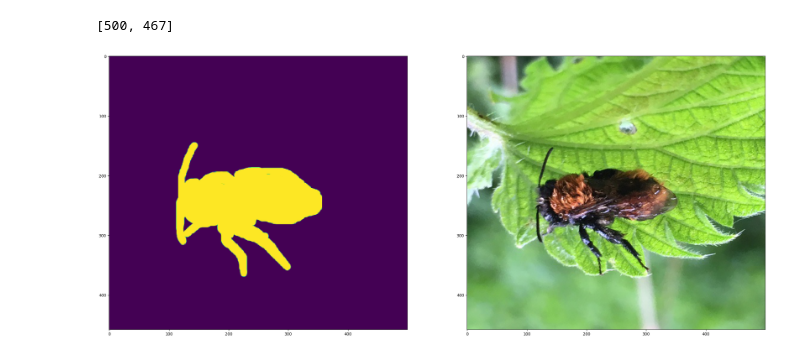
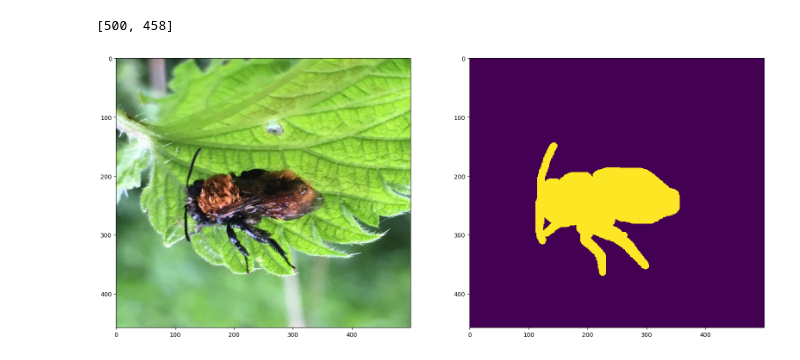
Before and after one commit to lwfld/reProj, a Jupyter notebook: get_mask.ipynb, the cells around one changed output. Saved outputs shown, nothing was run; the diff lists cells and outputs as text; code cells hidden in the pictures.

```diff
--- a/get_mask.ipynb
+++ b/get_mask.ipynb
@@ -113,6 +110,7 @@ def rle_to_mask(rle: List[int], height: int, width: int) -> np.array:
 import numpy as np
 
 
+# combine 3 parts as a whole mask
 def getMask(id: int):
     # mask = np.zeros(w2hs[id-1])
     mask_parts = []
@@ -121,5 +119,6 @@ def getMask(id: int):
         # mask = mask | mask_part
     mask = mask_parts[0] | mask_parts[1]
     mask = mask | mask_parts[2]
+    mask = np.where(mask > 0, 1, 0)
 
     return mask
@@ -126,19 +187,23 @@ def getMask(id: int):
 # %%
 import matplotlib.pyplot as plt
 
 img_id = 5
 img_origin = plt.imread("./dataset/WildBees/" + img_names[img_id - 1])
+# mask_png = plt.imread("./dataset/masks_gt/" + img_names[img_id - 1])
 mask = getMask(img_id)
-print(w2hs[img_id])
+# png = convertPNG(img_id)
+print(w2hs[img_id - 1])
 
 plt.figure(figsize=(30, 20))
 
-plt.subplot(1, 2, 1)
+plt.subplot(1, 3, 1)
+plt.imshow(img_origin)
+plt.subplot(1, 3, 2)
 plt.imshow(mask, interpolation="none")
-plt.subplot(1, 2, 2)
-plt.imshow(img_origin)
+# plt.subplot(1, 3, 3)
+# plt.imshow(mask_png, interpolation="none")
 
 plt.show()
 # %% [output]
-[500, 467]
+[500, 458]
-[figure, old version]
+[figure, new version]
```
Also changed, not shown: parts of 11 cells of this notebook, 9 other files.
